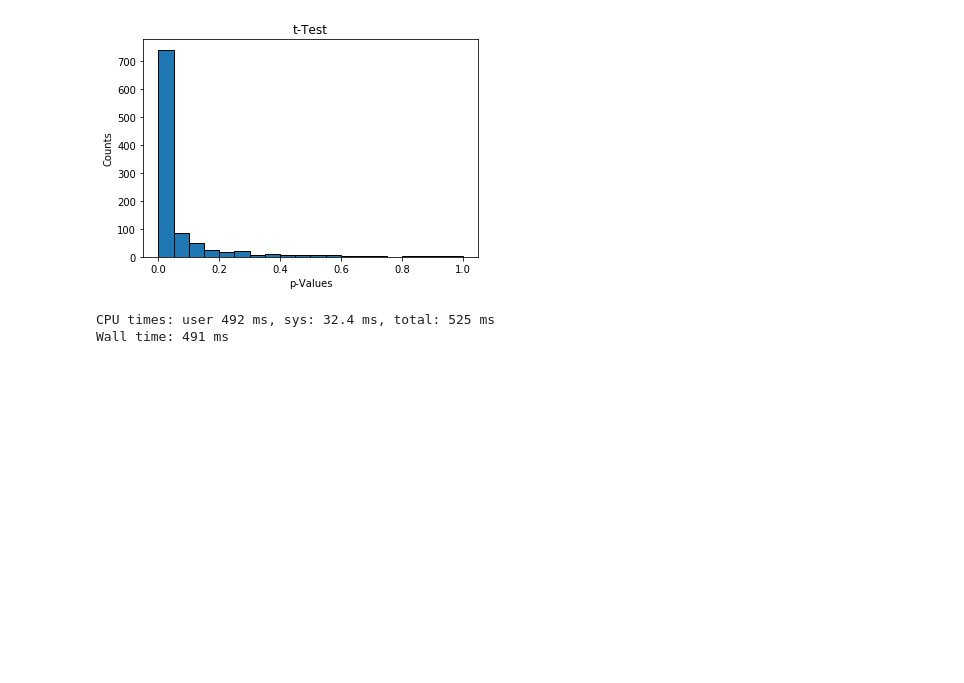
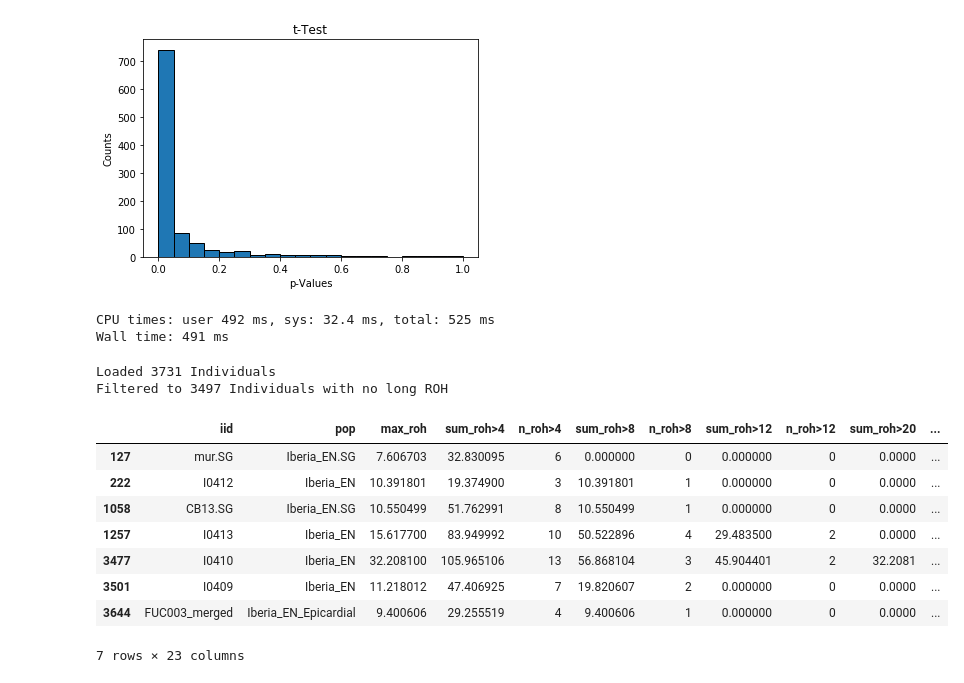
Before and after one commit to hringbauer/hapROH, a Jupyter notebook: Notebooks/AnalyzeData/compare_groups_roh.ipynb, the cells around one changed output. Saved outputs shown, nothing was run; the diff lists cells and outputs as text; code cells hidden in the pictures; blank space fills up the shorter version.

Commit message:
Updates Table Comparison

```diff
--- a/Notebooks/AnalyzeData/compare_groups_roh.ipynb
+++ b/Notebooks/AnalyzeData/compare_groups_roh.ipynb
@@ -748,3 +785,20 @@ plt.show()
 [figure]
 CPU times: user 492 ms, sys: 32.4 ms, total: 525 ms
 Wall time: 491 ms
+# %%
+df = load_ROH_nolong(path="./Empirical/roh_all_inds_final_v42.csv")
+# %% [output]
+Loaded 3731 Individuals
+Filtered to 3497 Individuals with no long ROH
+# %%
+df[df["clst"].str.contains("Iberia_EN")]
+# %% [output]
+|  | iid | pop | max_roh | sum_roh>4 | n_roh>4 | sum_roh>8 | n_roh>8 | sum_roh>12 | n_roh>12 | sum_roh>20 | ... |
+| 127 | mur.SG | Iberia_EN.SG | 7.606703 | 32.830095 | 6 | 0.000000 | 0 | 0.000000 | 0 | 0.0000 | ... |
+| 222 | I0412 | Iberia_EN | 10.391801 | 19.374900 | 3 | 10.391801 | 1 | 0.000000 | 0 | 0.0000 | ... |
+| 1058 | CB13.SG | Iberia_EN.SG | 10.550499 | 51.762991 | 8 | 10.550499 | 1 | 0.000000 | 0 | 0.0000 | ... |
+| 1257 | I0413 | Iberia_EN | 15.617700 | 83.949992 | 10 | 50.522896 | 4 | 29.483500 | 2 | 0.0000 | ... |
+| 3477 | I0410 | Iberia_EN | 32.208100 | 105.965106 | 13 | 56.868104 | 3 | 45.904401 | 2 | 32.2081 | ... |
+| 3501 | I0409 | Iberia_EN | 11.218012 | 47.406925 | 7 | 19.820607 | 2 | 0.000000 | 0 | 0.0000 | ... |
+| 3644 | FUC003_merged | Iberia_EN_Epicardial | 9.400606 | 29.255519 | 4 | 9.400606 | 1 | 0.000000 | 0 | 0.0000 | ... |
+7 rows × 23 columns
```
Also changed, not shown: parts of 36 cells of this notebook, 1 other file.
